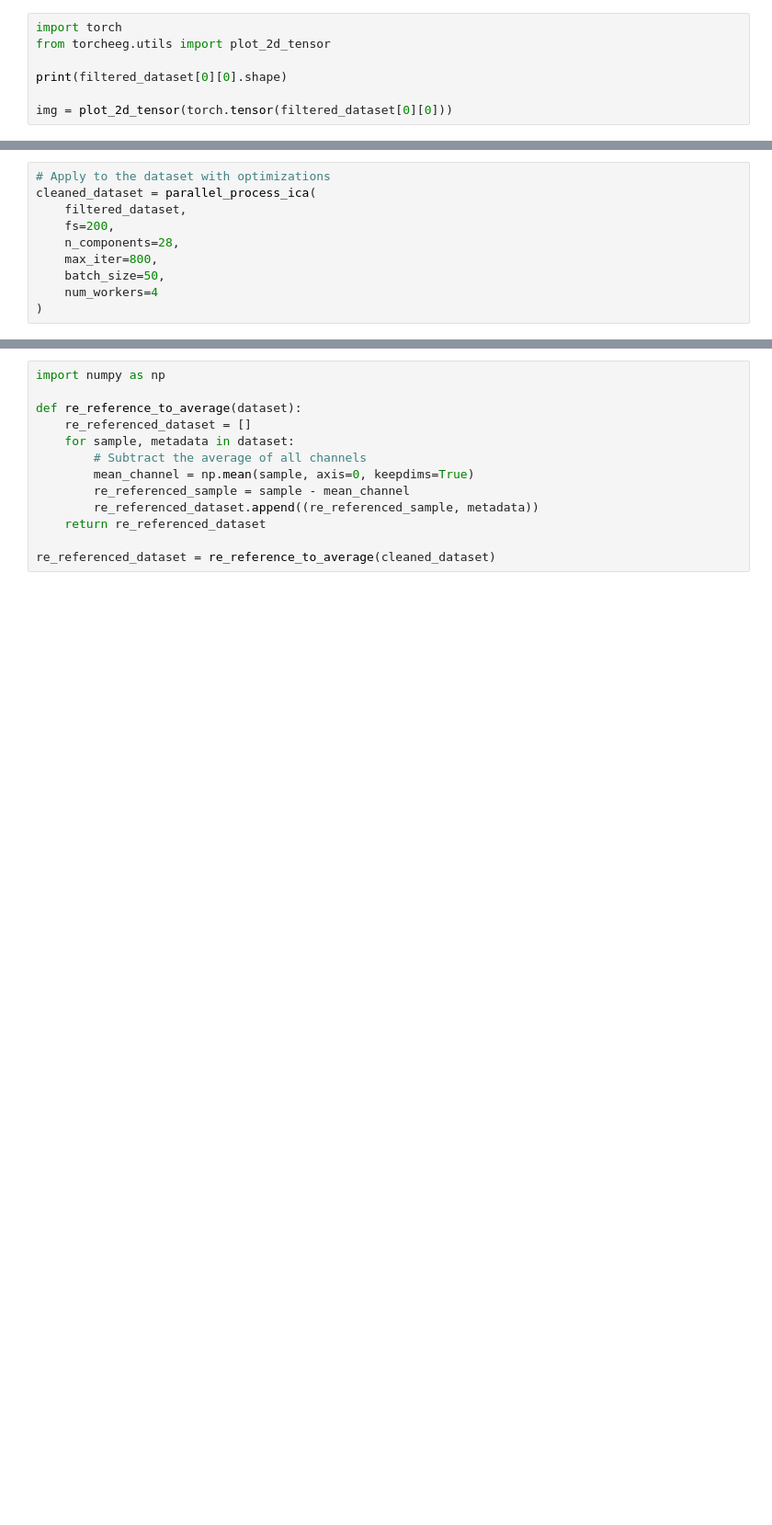
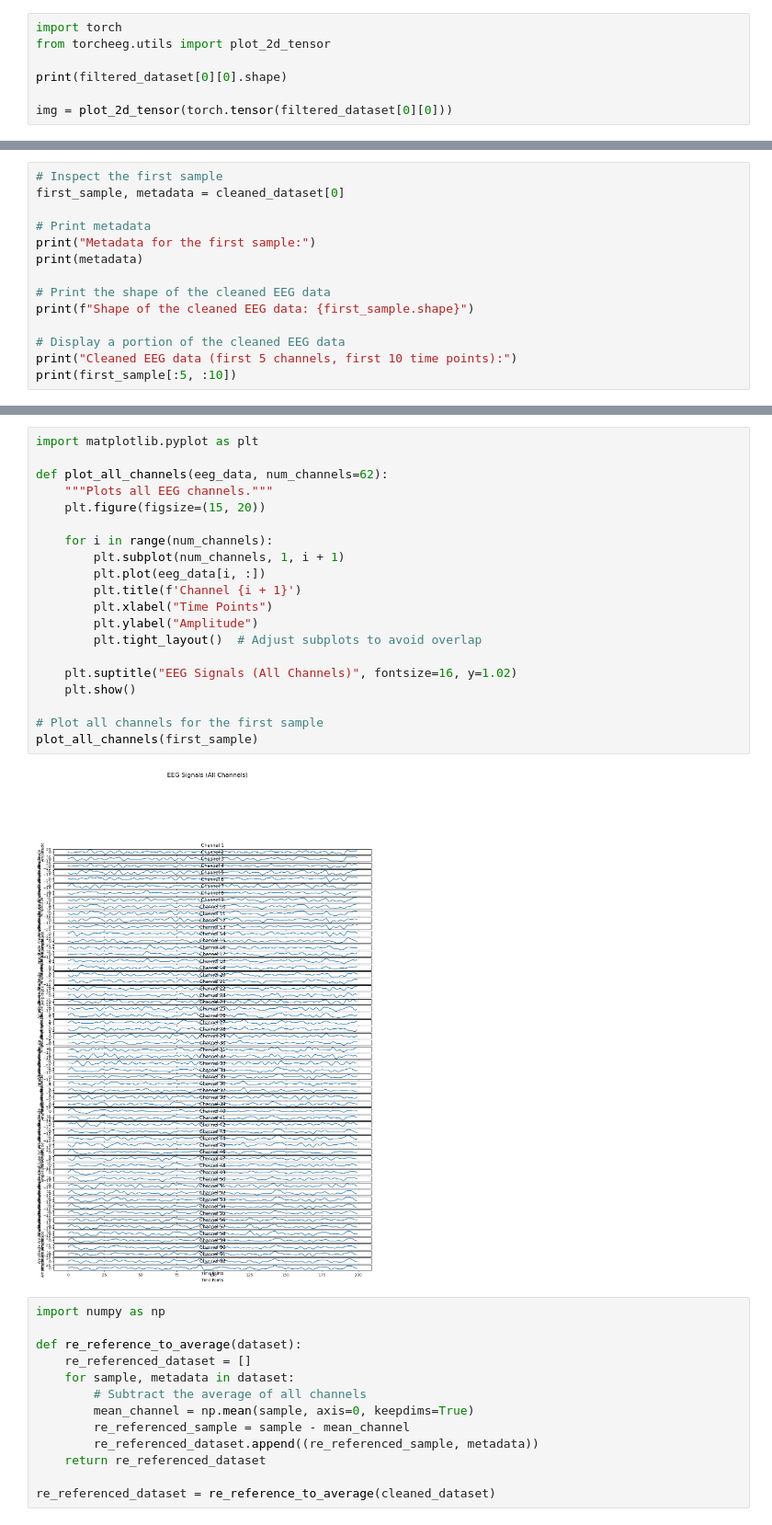
Before and after one commit to hamzaowaisog/EEg-based-Emotion-Recognition, a Jupyter notebook: Version 2_Haseeb/SEED_haseeb_2.ipynb, the cells around one changed output, grey strips where cells are left out. Shown at 92% size. Cells and saved outputs as stored; diff of their text form; blank space fills up the shorter version.

```diff
--- a/Version 2_Haseeb/SEED_haseeb_2.ipynb
+++ b/Version 2_Haseeb/SEED_haseeb_2.ipynb
@@ -128,10 +175,0 @@ def parallel_process_ica(dataset, fs=200, n_components=28, max_iter=2000, batch_
-# %%
-# Apply to the dataset with optimizations
-cleaned_dataset = parallel_process_ica(
-    filtered_dataset,
-    fs=200,
-    n_components=28,
-    max_iter=800,
-    batch_size=50,
-    num_workers=4
-)
@@ -137,0 +215,14 @@ cleaned_dataset = parallel_process_ica(
+# %%
+# Inspect the first sample
+first_sample, metadata = cleaned_dataset[0]
+
+# Print metadata
+print("Metadata for the first sample:")
+print(metadata)
+
+# Print the shape of the cleaned EEG data
+print(f"Shape of the cleaned EEG data: {first_sample.shape}")
+
+# Display a portion of the cleaned EEG data
+print("Cleaned EEG data (first 5 channels, first 10 time points):")
+print(first_sample[:5, :10])
@@ -138,3 +249,25 @@ cleaned_dataset = parallel_process_ica(
+# %%
+import matplotlib.pyplot as plt
+
+def plot_all_channels(eeg_data, num_channels=62):
+    """Plots all EEG channels."""
+    plt.figure(figsize=(15, 20))
+
+    for i in range(num_channels):
+        plt.subplot(num_channels, 1, i + 1)
+        plt.plot(eeg_data[i, :])
+        plt.title(f'Channel {i + 1}')
+        plt.xlabel("Time Points")
+        plt.ylabel("Amplitude")
+        plt.tight_layout()  # Adjust subplots to avoid overlap
+
+    plt.suptitle("EEG Signals (All Channels)", fontsize=16, y=1.02)
+    plt.show()
+
+# Plot all channels for the first sample
+plot_all_channels(first_sample)
+# %% [output]
+[figure, added]
 # %%
 import numpy as np
 
```
Also changed, not shown: parts of 12 cells of this notebook, 2 other files.
